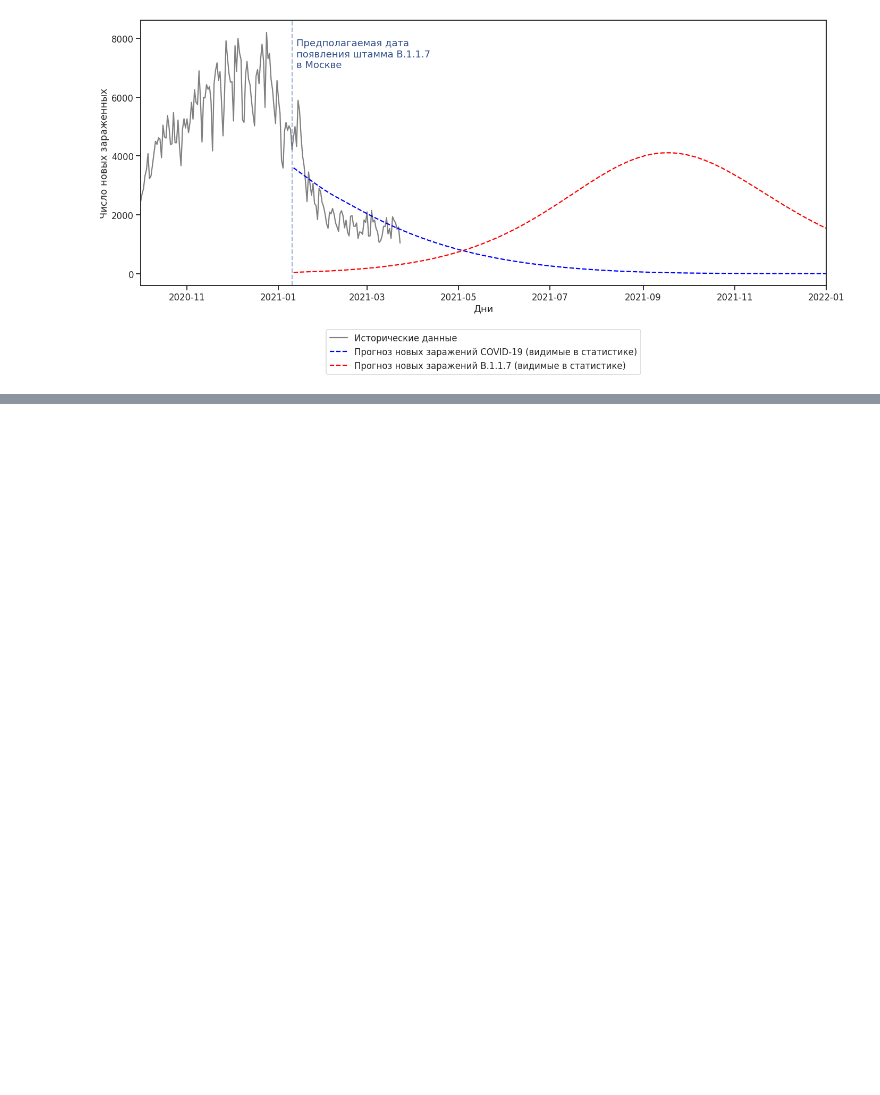
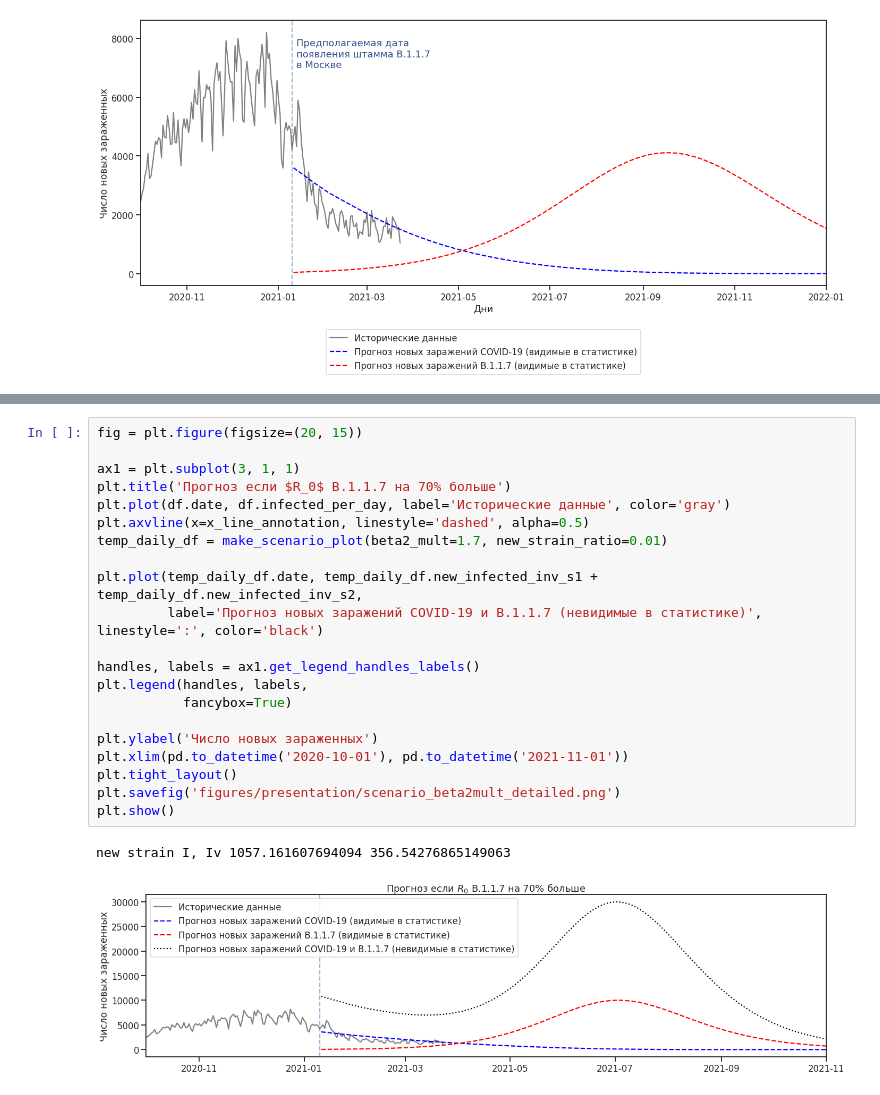
Before and after one commit to btseytlin/covid_peak_sir_modelling, a Jupyter notebook: seir_two_strain_hidden_states_moscow.ipynb, the cells around one changed output, grey strips where cells are left out. Cells and saved outputs as stored; diff of their text form; blank space fills up the shorter version.

```diff
--- a/seir_two_strain_hidden_states_moscow.ipynb
+++ b/seir_two_strain_hidden_states_moscow.ipynb
@@ -400,0 +502,24 @@ plt.show()
+# %%
+fig = plt.figure(figsize=(20, 15))
+
+ax1 = plt.subplot(3, 1, 1)
+plt.title('Прогноз если $R_0$ B.1.1.7 на 70% больше')
+plt.plot(df.date, df.infected_per_day, label='Исторические данные', color='gray')
+plt.axvline(x=x_line_annotation, linestyle='dashed', alpha=0.5)
+temp_daily_df = make_scenario_plot(beta2_mult=1.7, new_strain_ratio=0.01)
+
+plt.plot(temp_daily_df.date, temp_daily_df.new_infected_inv_s1 + temp_daily_df.new_infected_inv_s2,
+         label='Прогноз новых заражений COVID-19 и B.1.1.7 (невидимые в статистике)', linestyle=':', color='black')
+
+handles, labels = ax1.get_legend_handles_labels()
+plt.legend(handles, labels,
+           fancybox=True)
+
+plt.ylabel('Число новых зараженных')
+plt.xlim(pd.to_datetime('2020-10-01'), pd.to_datetime('2021-11-01'))
+plt.tight_layout()
+plt.savefig('figures/presentation/scenario_beta2mult_detailed.png')
+plt.show()
+# %% [output]
+new strain I, Iv 1057.161607694094 356.54276865149063
+[figure, added]
```
Also changed, not shown: parts of 8 cells of this notebook, 8 other files.
